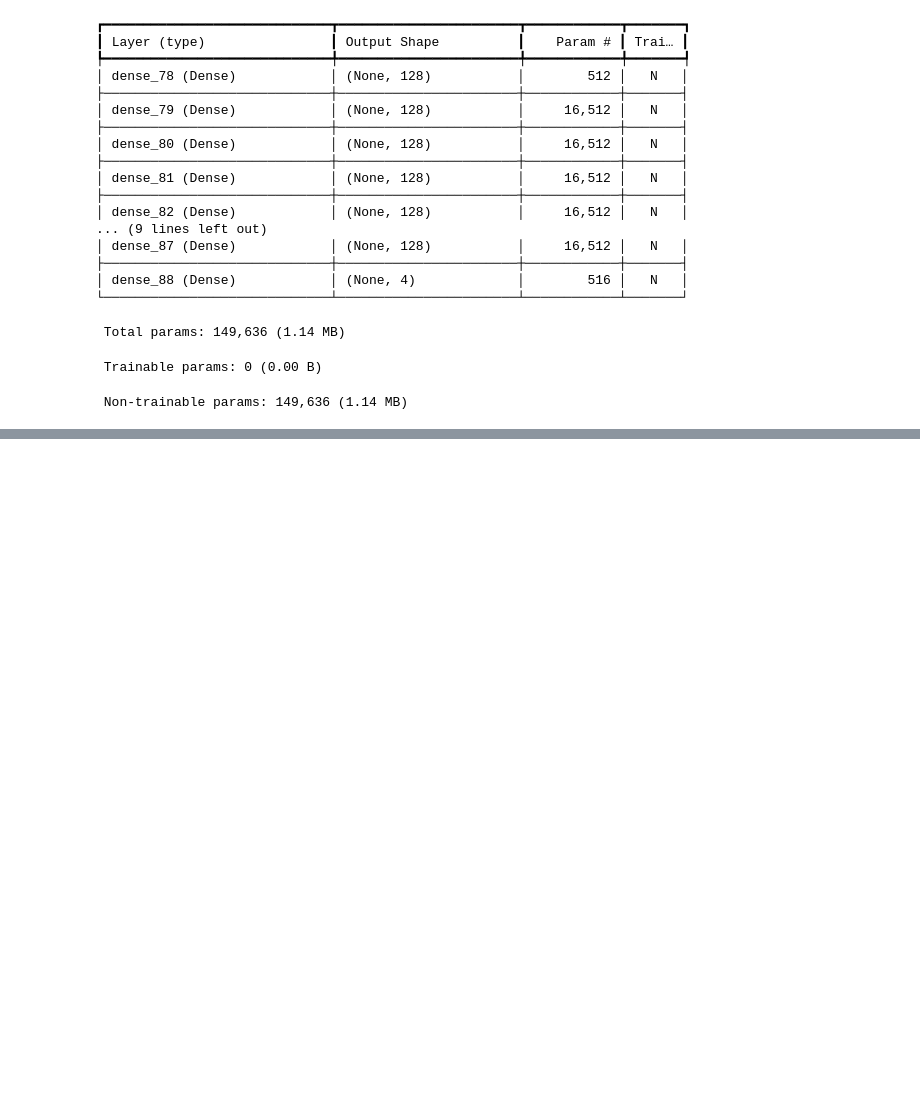
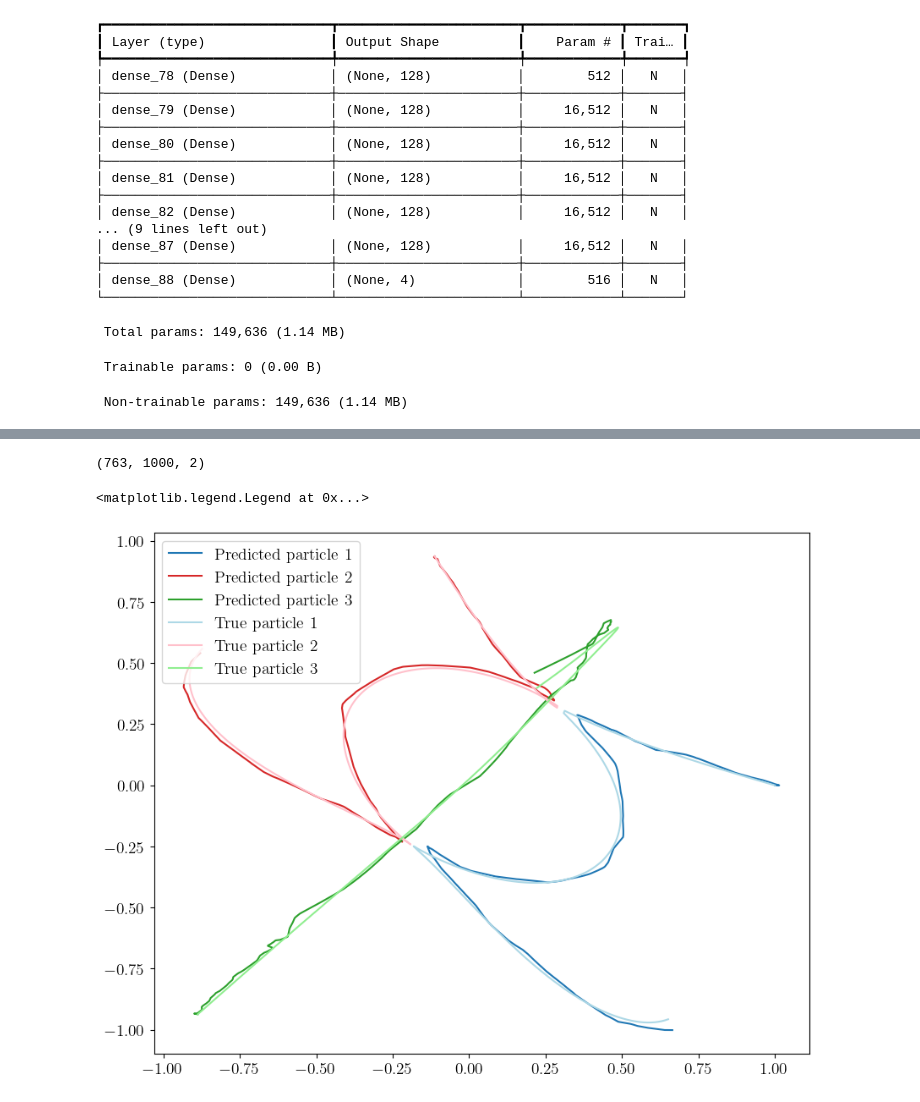
Before and after one commit to stommen/tif285-projects, a Jupyter notebook: project_2/project2_JHOS.ipynb, the cells around one changed output, grey strips where cells are left out. Saved outputs shown, nothing was run; the diff lists cells and outputs as text; code cells hidden in the pictures; blank space fills up the shorter version.

```diff
--- a/project_2/project2_JHOS.ipynb
+++ b/project_2/project2_JHOS.ipynb
@@ -97,7 +97,15 @@ def get_trajectories(pred):
                              of time steps and the two columns for each array give
                              the positions of the three particles (p1, p2, p3)
     """
-    raise NotImplementedError
+    x1 = pred[:,:,0];x2 = pred[:,:,2]
+    x3 = -x2 - x1
+    y1 = pred[:,:,1];y2 = pred[:,:,3]
+    y3 = -y1 -y2
+
+    p1 = np.dstack((x1, y1))
+    p2 = np.dstack((x2, y2))
+    p3 = np.dstack((x3, y3))
+    return p1, p2, p3
 
 def plot_trajectories(p1, p2, p3, ax=None, **kwargs):
     """
@@ -290,3 +276,26 @@ Detected at node sequential_1_1/flatten_1/Reshape defined at (most recent call l
+# %%
+
+print(p1.shape)
+
+nrand = rng.integers(0, val_targets.shape[0])
+
+plt.figure(figsize=(10,8))
+
+p1, p2, p3 = get_trajectories(trad)
+plt.plot(p1[nrand,:,0],p1[nrand,:,1],label='Predicted particle 1', color = 'tab:blue')
+plt.plot(p2[nrand,:,0],p2[nrand,:,1],label='Predicted particle 2',color='tab:red')
+plt.plot(p3[nrand,:,0],p3[nrand,:,1],label='Predicted particle 3',color = 'tab:green')
+
+p1, p2, p3 = get_trajectories(val_targets)
+plt.plot(p1[nrand,:,0],p1[nrand,:,1],label='True particle 1',color = 'lightblue')
+plt.plot(p2[nrand,:,0],p2[nrand,:,1],label='True particle 2',color = 'pink')
+plt.plot(p3[nrand,:,0],p3[nrand,:,1],label='True particle 3',color = 'lightgreen')
+
+plt.legend()
+# %% [output]
+(763, 1000, 2)
+<matplotlib.legend.Legend at 0x...>
+[figure, added]
 # %%
 rand_n = rng.integers(0,val_data.shape[0])
 
```
Also changed, not shown: parts of 7 cells of this notebook.
